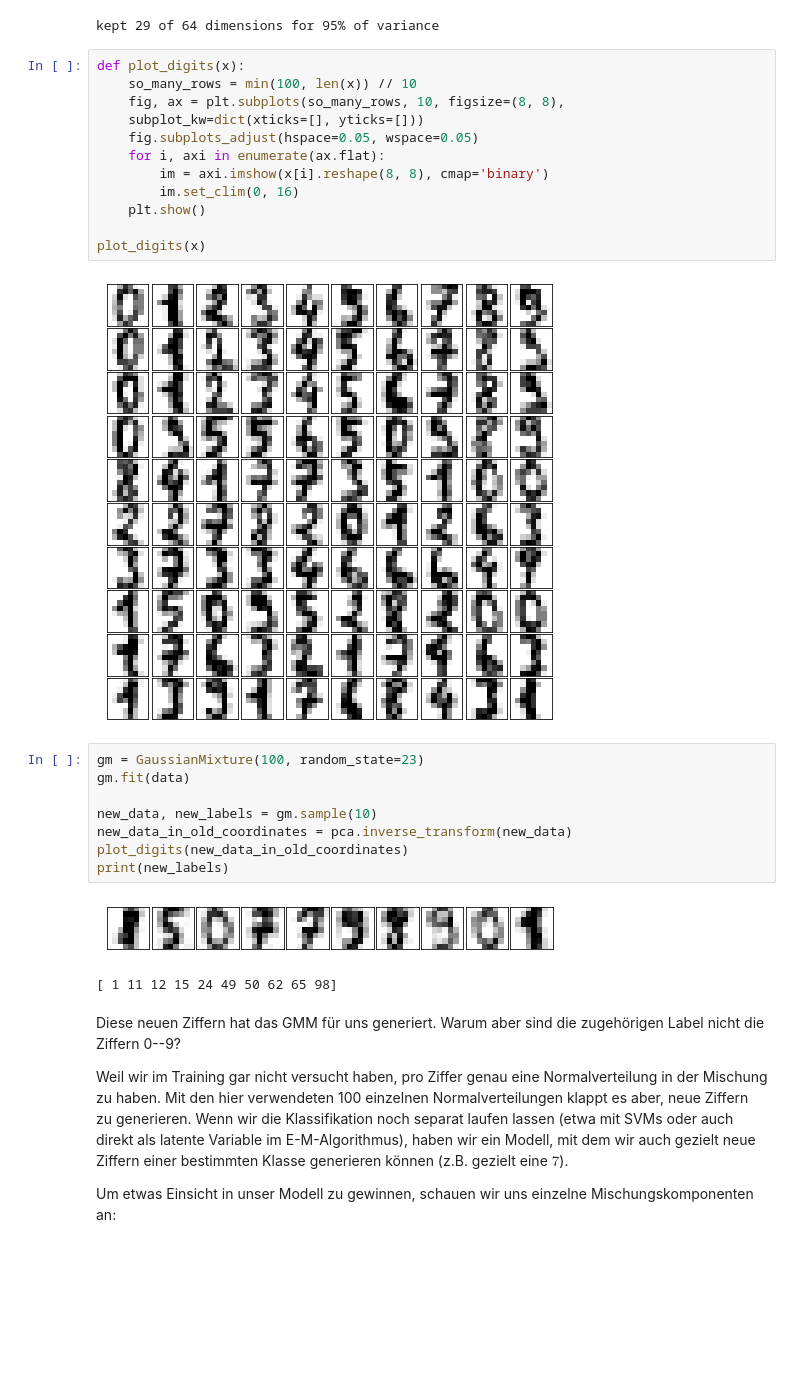
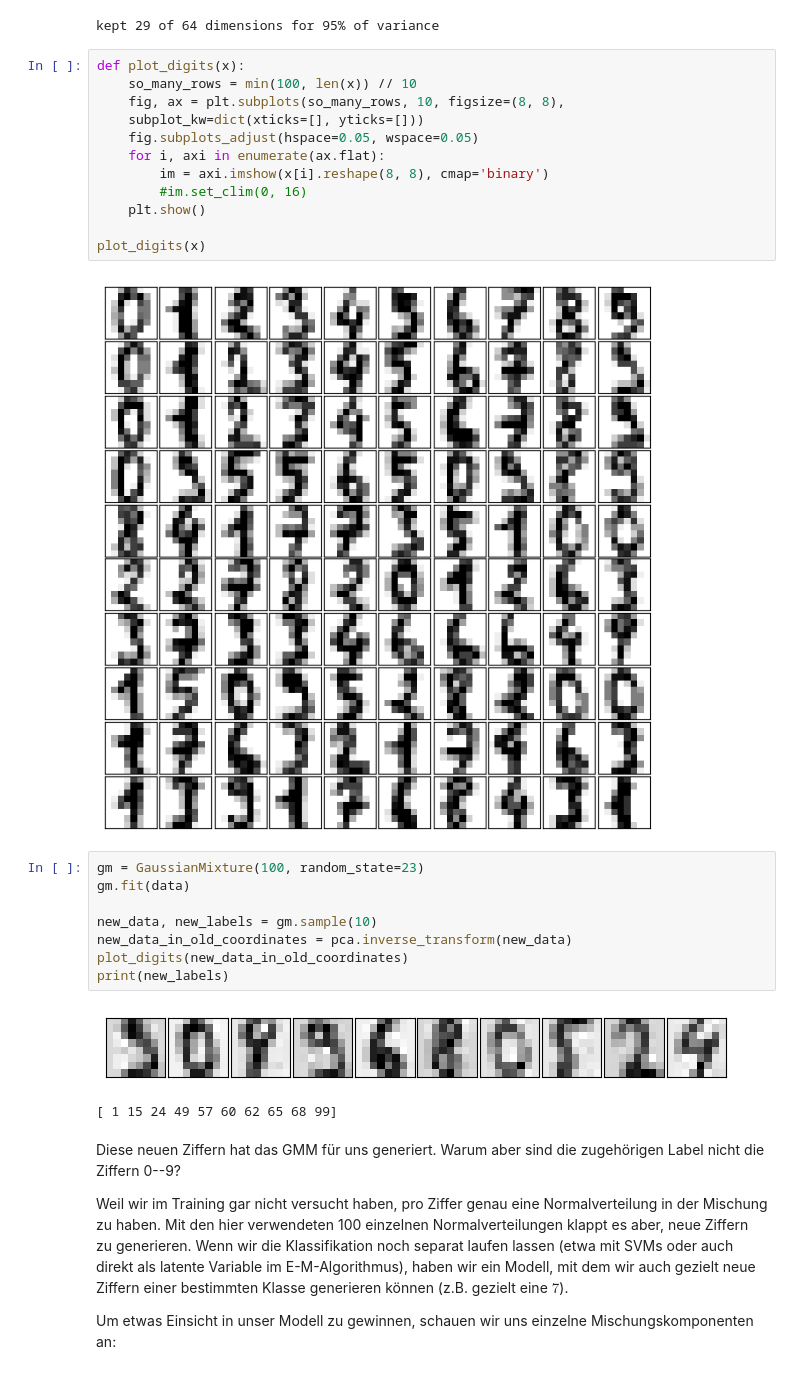
Before and after one commit to konradvoelkel/ds-skript-mirror, a Jupyter notebook: expectation-maximization.ipynb, the cells around one changed output. Drawn from its saved outputs; the diff is of its cells as text; blank space fills up the shorter version.

```diff
--- a/expectation-maximization.ipynb
+++ b/expectation-maximization.ipynb
@@ -790,17 +816,17 @@ kept 29 of 64 dimensions for 95% of variance
 # %%
 def plot_digits(x):
     so_many_rows = min(100, len(x)) // 10
     fig, ax = plt.subplots(so_many_rows, 10, figsize=(8, 8),
     subplot_kw=dict(xticks=[], yticks=[]))
     fig.subplots_adjust(hspace=0.05, wspace=0.05)
     for i, axi in enumerate(ax.flat):
         im = axi.imshow(x[i].reshape(8, 8), cmap='binary')
-        im.set_clim(0, 16)
+        #im.set_clim(0, 16)
     plt.show()
 
 plot_digits(x)
 # %% [output]
-[figure, old version]
+[figure, new version]
 # %%
 gm = GaussianMixture(100, random_state=23)
 gm.fit(data)
@@ -810,8 +836,8 @@ new_data_in_old_coordinates = pca.inverse_transform(new_data)
 plot_digits(new_data_in_old_coordinates)
 print(new_labels)
 # %% [output]
-[figure, old version]
+[figure, new version]
-[ 1 11 12 15 24 49 50 62 65 98]
+[ 1 15 24 49 57 60 62 65 68 99]
 # %% [markdown]
 Diese neuen Ziffern hat das GMM für uns generiert. Warum aber sind die zugehörigen Label nicht die Ziffern 0--9?
 
```
Also changed, not shown: parts of 23 cells of this notebook, 12 other files.
